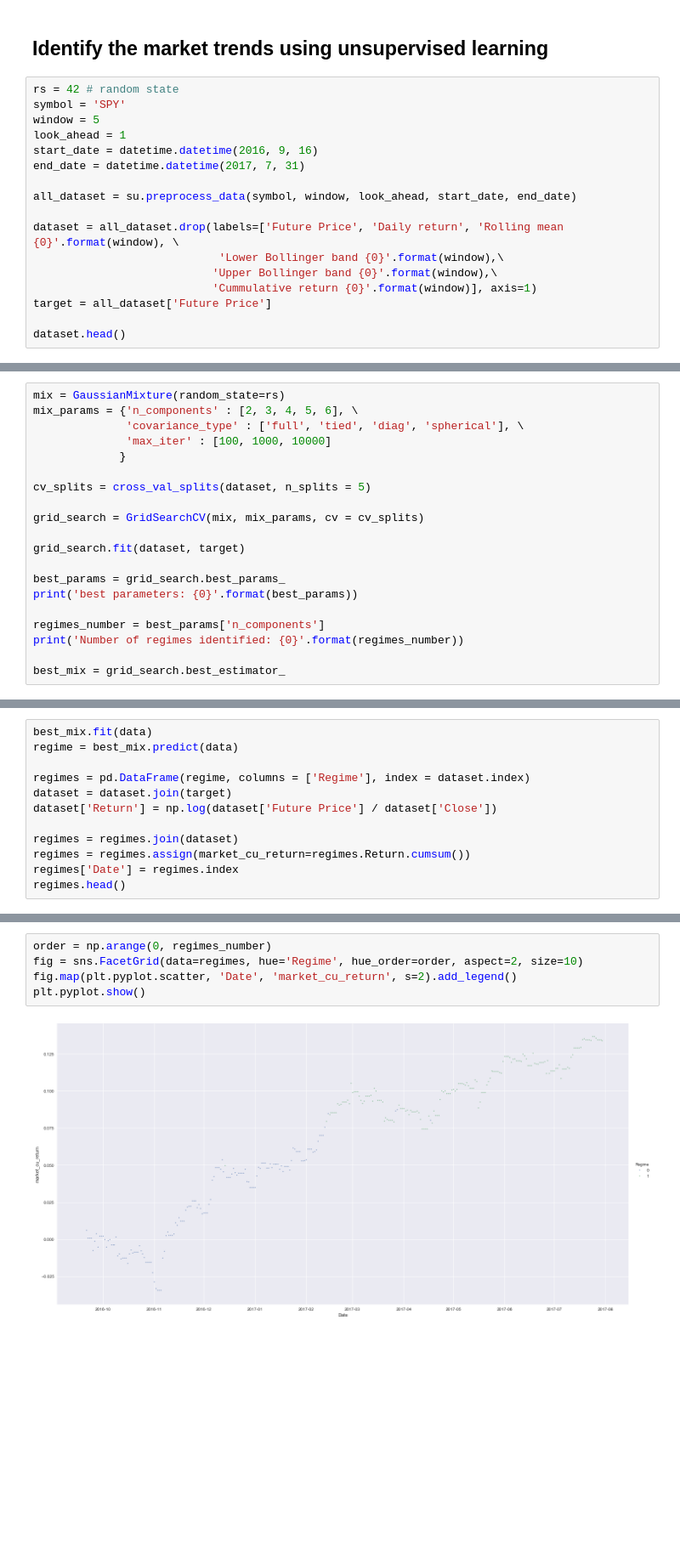
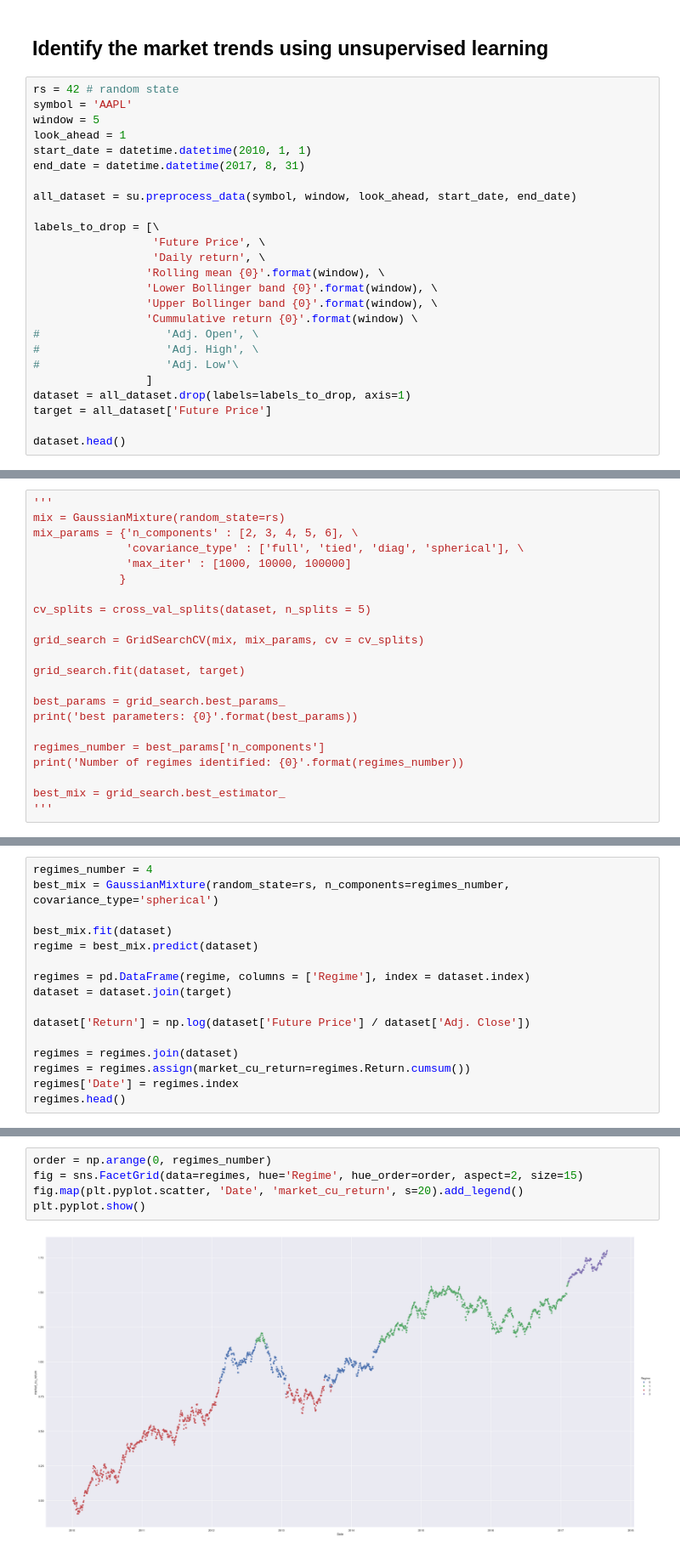
Before and after one commit to iamandicip/ml_projects, a Jupyter notebook: capstone_project/stock_market_forecast.ipynb, the cells around one changed output, grey strips where cells are left out. Shown at 85% size. Saved outputs shown, nothing was run; the diff lists cells and outputs as text; blank space fills up the shorter version.

Commit message:
changed the data source to quandl to get historical data for bigger periods of time; used adjusted indicators for open, high, low, close

```diff
--- a/capstone_project/stock_market_forecast.ipynb
+++ b/capstone_project/stock_market_forecast.ipynb
@@ -278,18 +278,26 @@ Correct prediction percentage: 50.00
 ## Identify the market trends using unsupervised learning
 # %%
 rs = 42 # random state
-symbol = 'SPY'
+symbol = 'AAPL'
 window = 5
 look_ahead = 1
-start_date = datetime.datetime(2016, 9, 16)
-end_date = datetime.datetime(2017, 7, 31)
+start_date = datetime.datetime(2010, 1, 1)
+end_date = datetime.datetime(2017, 8, 31)
 
 all_dataset = su.preprocess_data(symbol, window, look_ahead, start_date, end_date)
 
-dataset = all_dataset.drop(labels=['Future Price', 'Daily return', 'Rolling mean {0}'.format(window), \
-                            'Lower Bollinger band {0}'.format(window),\
-                           'Upper Bollinger band {0}'.format(window),\
-                           'Cummulative return {0}'.format(window)], axis=1)
+labels_to_drop = [\
+                  'Future Price', \
+                  'Daily return', \
+                 'Rolling mean {0}'.format(window), \
+                 'Lower Bollinger band {0}'.format(window), \
+                 'Upper Bollinger band {0}'.format(window), \
+                 'Cummulative return {0}'.format(window) \
+#                   'Adj. Open', \
+#                   'Adj. High', \
+#                   'Adj. Low'\
+                 ]
+dataset = all_dataset.drop(labels=labels_to_drop, axis=1)
 target = all_dataset['Future Price']
 
 dataset.head()
@@ -303,8 +311,9 @@ dataset.head()
 # %%
+'''
 mix = GaussianMixture(random_state=rs)
 mix_params = {'n_components' : [2, 3, 4, 5, 6], \
               'covariance_type' : ['full', 'tied', 'diag', 'spherical'], \
-              'max_iter' : [100, 1000, 10000]
+              'max_iter' : [1000, 10000, 100000]
              }
 
 cv_splits = cross_val_splits(dataset, n_splits = 5)
@@ -320,3 +329,4 @@ regimes_number = best_params['n_components']
 print('Number of regimes identified: {0}'.format(regimes_number))
 
 best_mix = grid_search.best_estimator_
+'''
@@ -326,10 +333,14 @@ Number of regimes identified: 2
 # %%
-best_mix.fit(data)
-regime = best_mix.predict(data)
+regimes_number = 4
+best_mix = GaussianMixture(random_state=rs, n_components=regimes_number, covariance_type='spherical')
+
+best_mix.fit(dataset)
+regime = best_mix.predict(dataset)
 
 regimes = pd.DataFrame(regime, columns = ['Regime'], index = dataset.index)
 dataset = dataset.join(target)
-dataset['Return'] = np.log(dataset['Future Price'] / dataset['Close'])
+
+dataset['Return'] = np.log(dataset['Future Price'] / dataset['Adj. Close'])
 
 regimes = regimes.join(dataset)
 regimes = regimes.assign(market_cu_return=regimes.Return.cumsum())
@@ -345,10 +356,10 @@ regimes.head()
 # %%
 order = np.arange(0, regimes_number)
-fig = sns.FacetGrid(data=regimes, hue='Regime', hue_order=order, aspect=2, size=10)
-fig.map(plt.pyplot.scatter, 'Date', 'market_cu_return', s=2).add_legend()
+fig = sns.FacetGrid(data=regimes, hue='Regime', hue_order=order, aspect=2, size=15)
+fig.map(plt.pyplot.scatter, 'Date', 'market_cu_return', s=20).add_legend()
 plt.pyplot.show()
 # %% [output]
-[figure, old version]
+[figure, new version]
 # %%
 for i in order:
     print('Mean for regime {0}: {1}'.format(i, best_mix.means_[i][0]))
```
Also changed, not shown: parts of 12 cells of this notebook, 2 other files.
